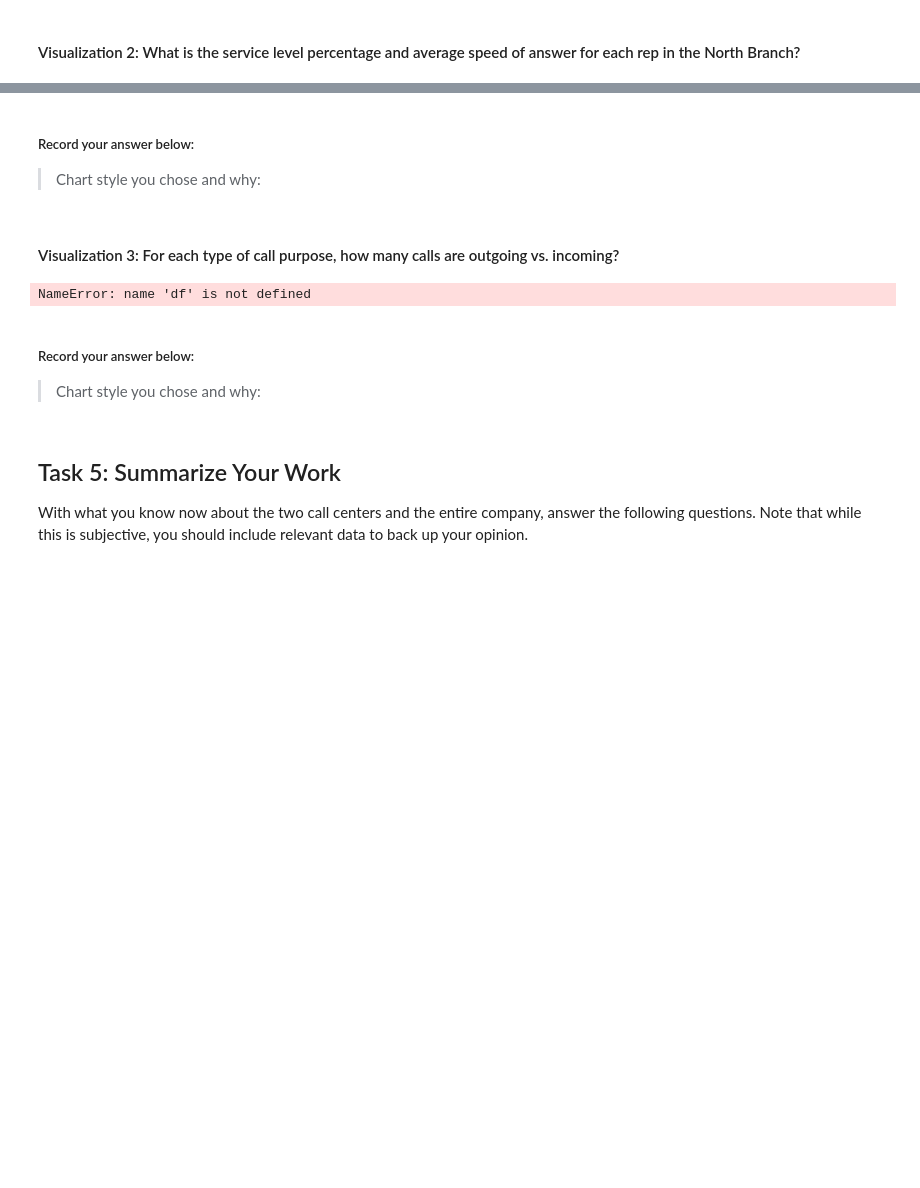
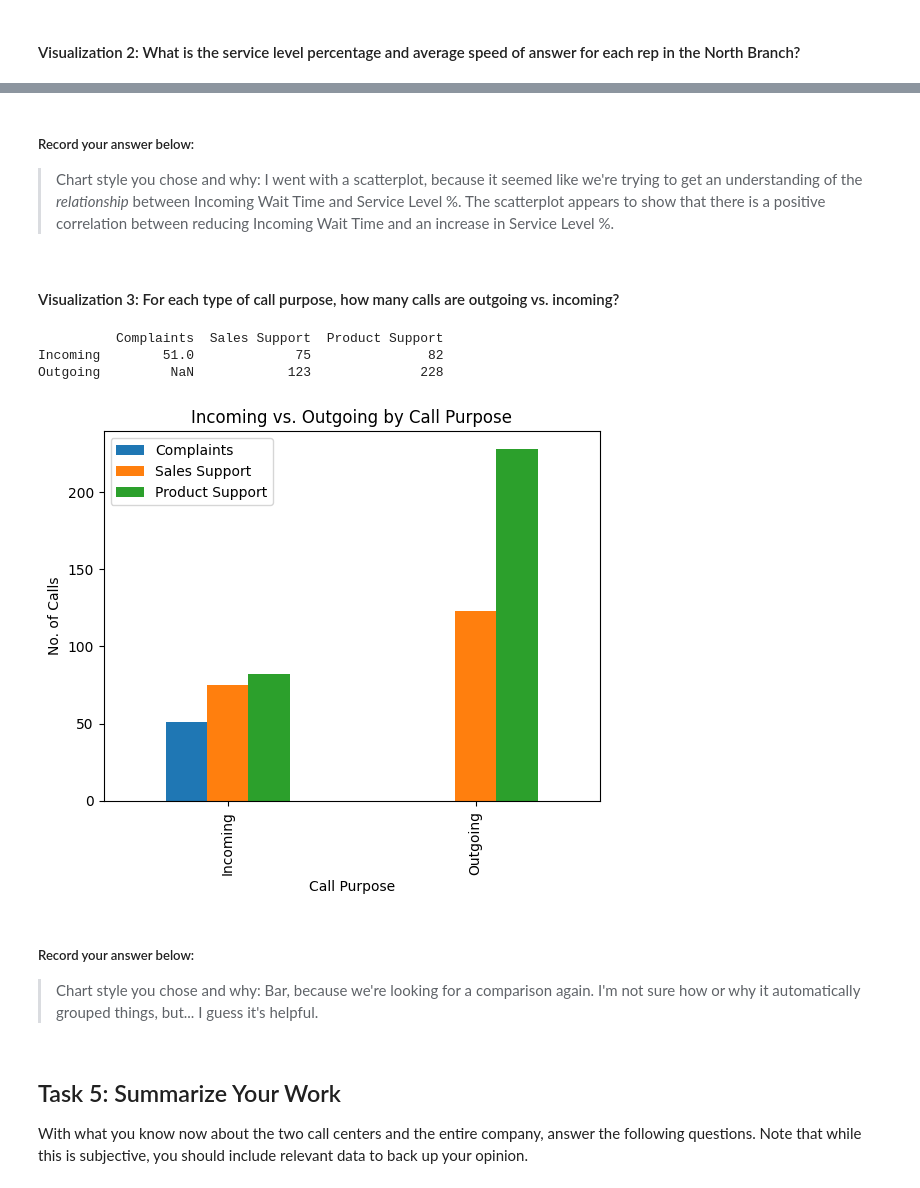
Before and after one commit to bradleytkay/call-center-cleanup-assignment, a Jupyter notebook: Call_Center_Cleanup.ipynb, the cells around one changed output, grey strips where cells are left out. Drawn from its saved outputs; the diff is of its cells as text; code cells hidden in the pictures; blank space fills up the shorter version.

```diff
--- a/Call_Center_Cleanup.ipynb
+++ b/Call_Center_Cleanup.ipynb
@@ -595,29 +641,56 @@ plt.scatter()
 # %% [markdown]
 ##### Record your answer below:
 
-> Chart style you chose and why:
+> Chart style you chose and why: I went with a scatterplot, because it seemed like we're trying to get
+an understanding of the *relationship* between Incoming Wait Time and Service Level %.  The scatterplot
+appears to show that there is a positive correlation between reducing Incoming Wait Time and an increase
+in Service Level %.
 # %% [markdown]
 #### Visualization 3: For each type of call purpose, how many calls are outgoing vs. incoming?
 # %%
 # Create visualization 3 here:
 # The three dictionaries, complaints, sales_support, and product_support, have the information you need
 
 purpose_group = df.groupby("Call Purpose")
 call_purpose = ["Complaint", "Product Support", "Sales Support"]
 purpose_counts = purpose_group["Incoming or Outgoing"].value_counts()
-print(purpose_counts)
+#print(purpose_counts)
 
 complaints = purpose_counts["Complaint"].to_dict()
 sales_support = purpose_counts["Sales Support"].to_dict()
 product_support = purpose_counts["Product Support"].to_dict()
 
 #Your Code Here:
+
+# first step was realizing data couldn't be visualized directly from dictionaries
+
+purpose_df = pd.DataFrame({
+    'Complaints': complaints,
+    'Sales Support': sales_support,
+    'Product Support': product_support
+})
+
+print(purpose_df)
+
+purpose_df.plot(kind='bar')
+
+plt.xlabel('Call Purpose')
+plt.ylabel('No. of Calls')
+plt.title('Incoming vs. Outgoing by Call Purpose')
+plt.show()
+
+# I suppose this is a somewhat helpful visualization.  I wanted it to have the 3 categories
+# of calls along the x-axis, though, with an incoming and an outgoing bar for each category.
 # %% [output]
-NameError: name 'df' is not defined
+          Complaints  Sales Support  Product Support
+Incoming        51.0             75               82
+Outgoing         NaN            123              228
+[figure, added]
 # %% [markdown]
 ##### Record your answer below:
 
-> Chart style you chose and why:
+> Chart style you chose and why: Bar, because we're looking for a comparison again.  I'm not sure
+how or why it automatically grouped things, but... I guess it's helpful.
 # %% [markdown]
 ## Task 5: Summarize Your Work
 
```
Also changed, not shown: parts of 8 cells of this notebook.
